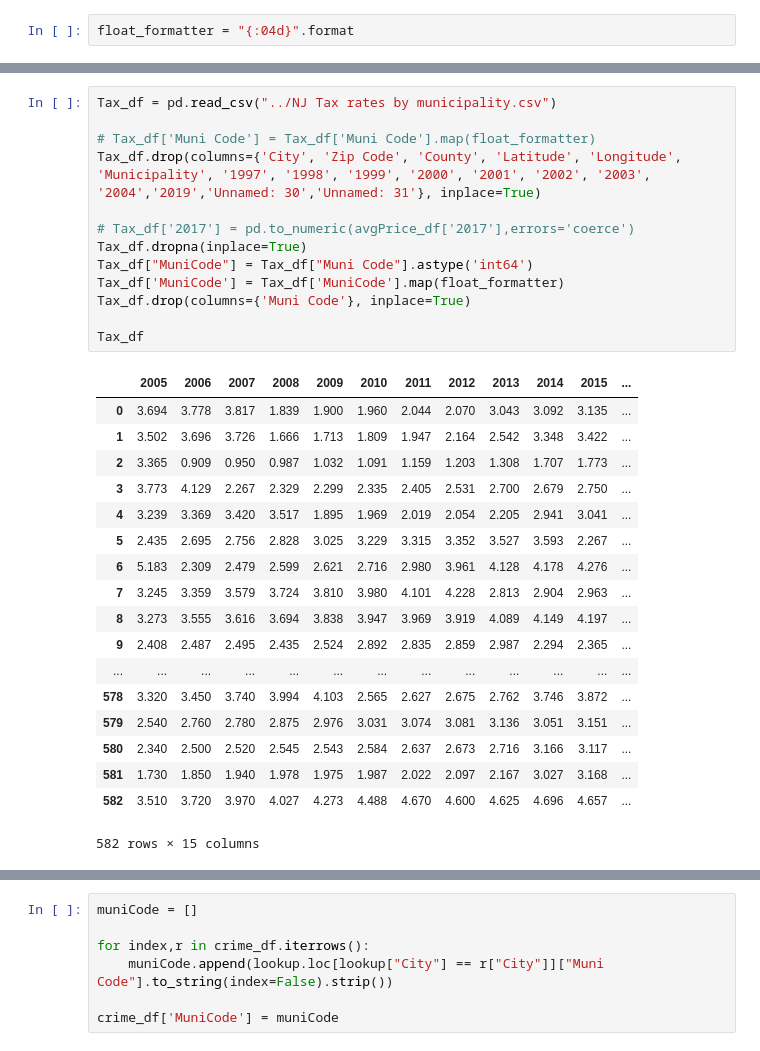
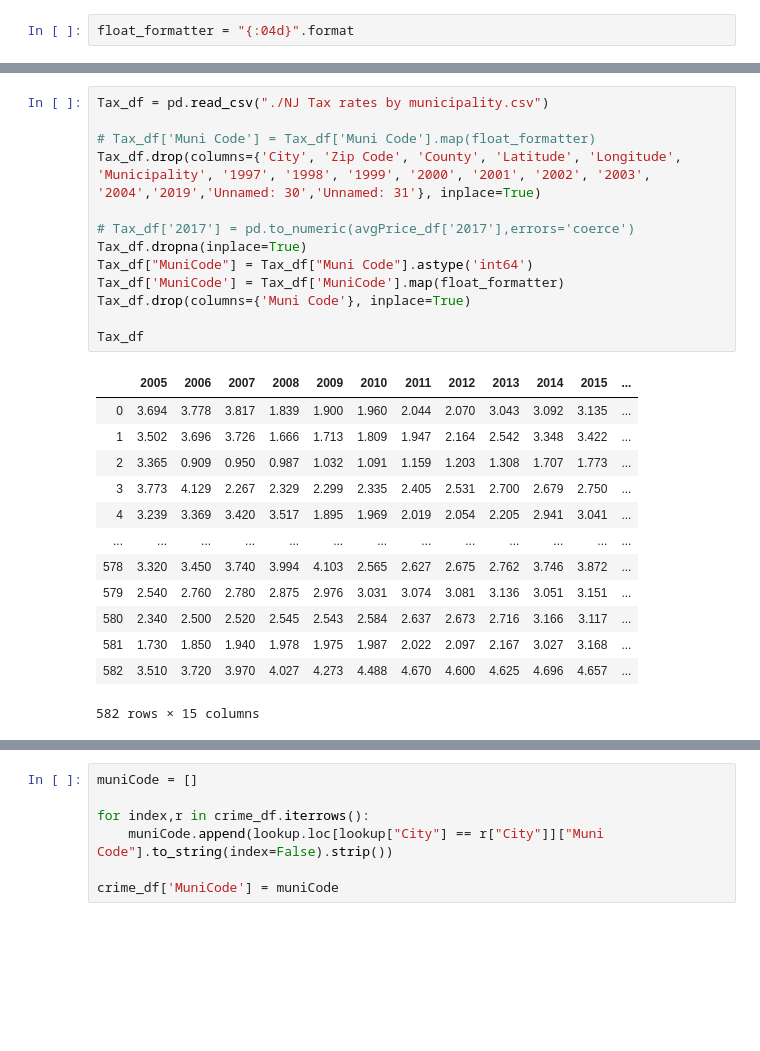
Before and after one commit to Bulinche/Dwelling---Project-3, a Jupyter notebook: Regressionfinal.ipynb, the cells around one changed output, grey strips where cells are left out. Cells and saved outputs as stored; diff of their text form; blank space fills up the shorter version.

```diff
--- a/Regressionfinal.ipynb
+++ b/Regressionfinal.ipynb
@@ -107,30 +102,25 @@ avgPrice_df
 | 564 | 566 | White | 2122 | Warren | 40.6345 | -74.5190 | 295434.0 | 324330.0 | 337760.0 | ... |
 534 rows × 20 columns
 # %%
-Tax_df = pd.read_csv("../NJ Tax rates by municipality.csv")
+Tax_df = pd.read_csv("./NJ Tax rates by municipality.csv")
 
 # Tax_df['Muni Code'] = Tax_df['Muni Code'].map(float_formatter)
 Tax_df.drop(columns={'City', 'Zip Code', 'County', 'Latitude', 'Longitude', 'Municipality', '1997', '1998', '1999', '2000', '2001', '2002', '2003', '2004','2019','Unnamed: 30','Unnamed: 31'}, inplace=True)
 
 # Tax_df['2017'] = pd.to_numeric(avgPrice_df['2017'],errors='coerce')
 Tax_df.dropna(inplace=True)
 Tax_df["MuniCode"] = Tax_df["Muni Code"].astype('int64')
 Tax_df['MuniCode'] = Tax_df['MuniCode'].map(float_formatter)
 Tax_df.drop(columns={'Muni Code'}, inplace=True)
 
 Tax_df
 # %% [output]
 |  | 2005 | 2006 | 2007 | 2008 | 2009 | 2010 | 2011 | 2012 | 2013 | 2014 | 2015 | ... |
 | 0 | 3.694 | 3.778 | 3.817 | 1.839 | 1.900 | 1.960 | 2.044 | 2.070 | 3.043 | 3.092 | 3.135 | ... |
 | 1 | 3.502 | 3.696 | 3.726 | 1.666 | 1.713 | 1.809 | 1.947 | 2.164 | 2.542 | 3.348 | 3.422 | ... |
 | 2 | 3.365 | 0.909 | 0.950 | 0.987 | 1.032 | 1.091 | 1.159 | 1.203 | 1.308 | 1.707 | 1.773 | ... |
 | 3 | 3.773 | 4.129 | 2.267 | 2.329 | 2.299 | 2.335 | 2.405 | 2.531 | 2.700 | 2.679 | 2.750 | ... |
 | 4 | 3.239 | 3.369 | 3.420 | 3.517 | 1.895 | 1.969 | 2.019 | 2.054 | 2.205 | 2.941 | 3.041 | ... |
-| 5 | 2.435 | 2.695 | 2.756 | 2.828 | 3.025 | 3.229 | 3.315 | 3.352 | 3.527 | 3.593 | 2.267 | ... |
-| 6 | 5.183 | 2.309 | 2.479 | 2.599 | 2.621 | 2.716 | 2.980 | 3.961 | 4.128 | 4.178 | 4.276 | ... |
-| 7 | 3.245 | 3.359 | 3.579 | 3.724 | 3.810 | 3.980 | 4.101 | 4.228 | 2.813 | 2.904 | 2.963 | ... |
-| 8 | 3.273 | 3.555 | 3.616 | 3.694 | 3.838 | 3.947 | 3.969 | 3.919 | 4.089 | 4.149 | 4.197 | ... |
-| 9 | 2.408 | 2.487 | 2.495 | 2.435 | 2.524 | 2.892 | 2.835 | 2.859 | 2.987 | 2.294 | 2.365 | ... |
 | ... | ... | ... | ... | ... | ... | ... | ... | ... | ... | ... | ... | ... |
 | 578 | 3.320 | 3.450 | 3.740 | 3.994 | 4.103 | 2.565 | 2.627 | 2.675 | 2.762 | 3.746 | 3.872 | ... |
 | 579 | 2.540 | 2.760 | 2.780 | 2.875 | 2.976 | 3.031 | 3.074 | 3.081 | 3.136 | 3.051 | 3.151 | ... |
```
Also changed, not shown: parts of 16 cells of this notebook, 5 other files.
